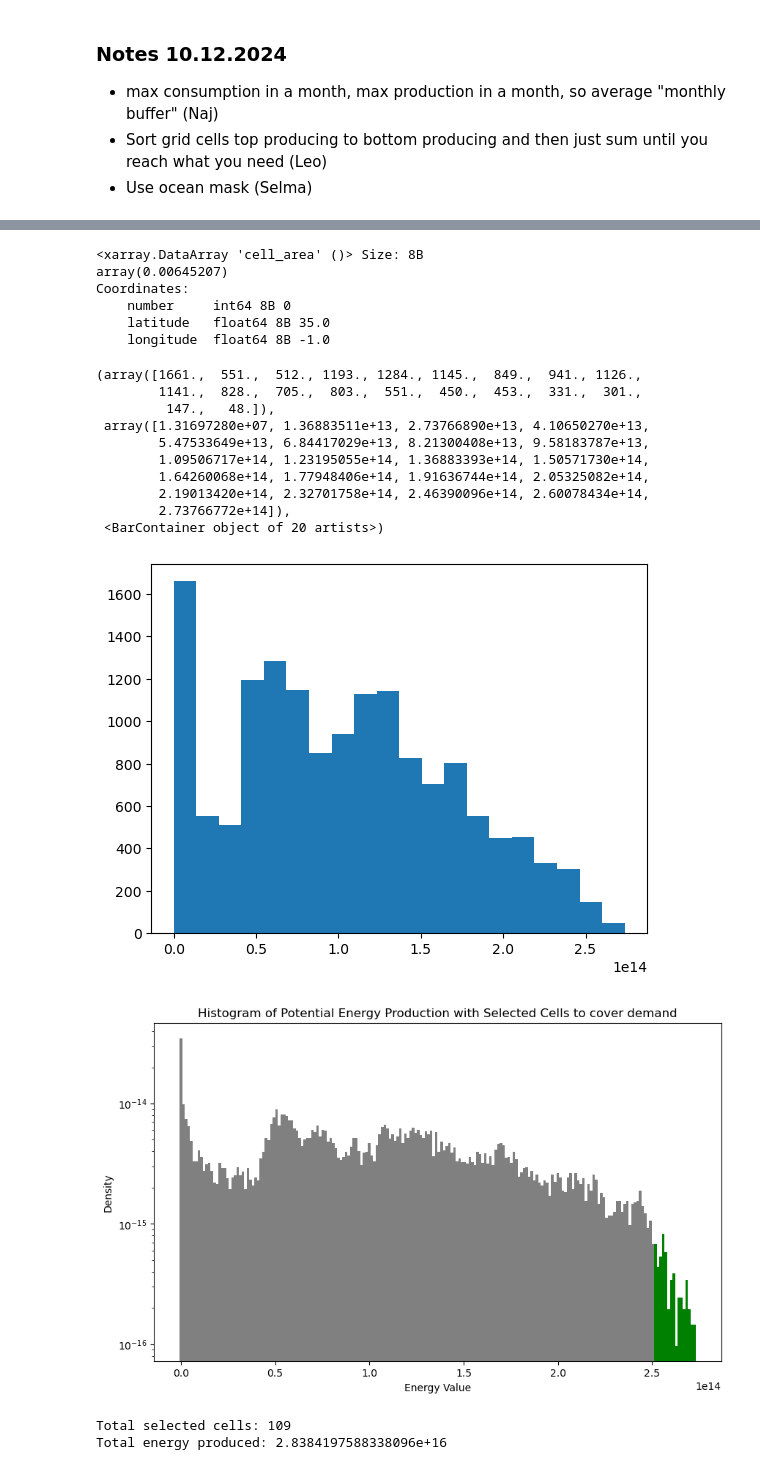
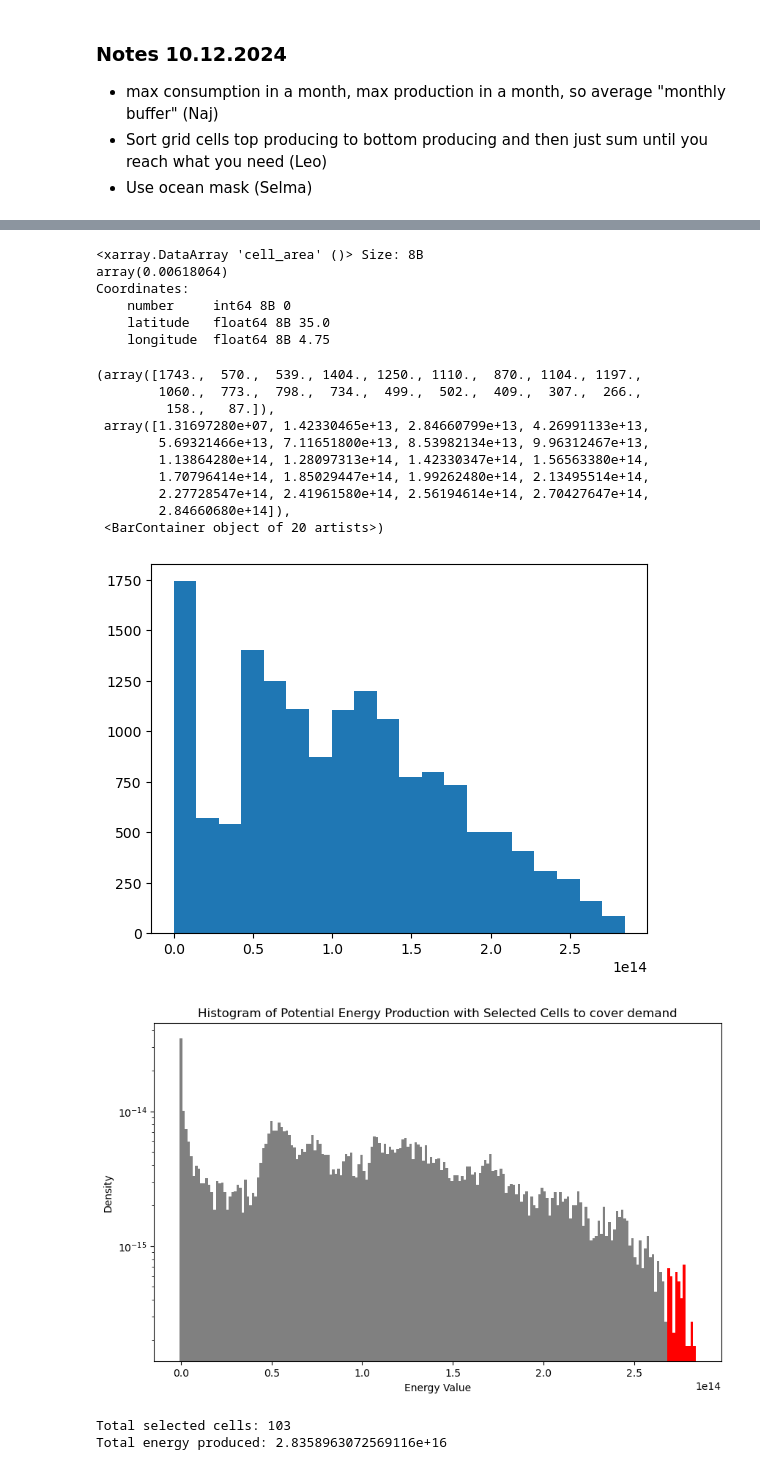
Before and after one commit to laq/msc-intro-computational-meteorology-exercises-w2024, a Jupyter notebook: projects/europeEnergy/EuroAccumulatedPvPot.ipynb, the cells around one changed output, grey strips where cells are left out. Saved outputs shown, nothing was run; the diff lists cells and outputs as text; code cells hidden in the pictures.

Commit message:
Prepare images for presentation

```diff
--- a/projects/europeEnergy/EuroAccumulatedPvPot.ipynb
+++ b/projects/europeEnergy/EuroAccumulatedPvPot.ipynb
@@ -497,0 +474,9 @@ plt.show()
+# %%
+energy_year = ds_eu.energy_potential_per_cell.sum(dim="month") * 24 * 30
+# Dont select cells in Algeria
+energy_year.loc[(energy_year.latitude < 37), (energy_year.longitude <= 15) & (energy_year.longitude >= 0) ] = 0
+energy_year.loc[(energy_year.latitude < 36), (energy_year.longitude < 0) & (energy_year.longitude > -10) ] = 0
+
+cells = get_cells_to_cover_consumption(energy_year, europe_electricity_consumption.magnitude)
+print(f"Total selected cells {len(cells)}")
+plot_panel_locations(cells)
@@ -520,11 +518,11 @@ Coordinates:
 area_covered/total_area_square
 # %% [output]
 <xarray.DataArray 'cell_area' ()> Size: 8B
-array(0.00645207)
+array(0.00618064)
 Coordinates:
     number     int64 8B 0
     latitude   float64 8B 35.0
-    longitude  float64 8B -1.0
+    longitude  float64 8B 4.75
 # %%
 energy_flat = energy_year.where(energy_year > 0).values.flatten()
 mi = np.argsort(energy_flat)[::-1]
@@ -533,17 +531,17 @@ energy_flat = energy_flat[~np.isnan(energy_flat)]
 # %%
 plt.hist(energy_flat, bins=20)
 # %% [output]
-(array([1661.,  551.,  512., 1193., 1284., 1145.,  849.,  941., 1126.,
-        1141.,  828.,  705.,  803.,  551.,  450.,  453.,  331.,  301.,
-         147.,   48.]),
- array([1.31697280e+07, 1.36883511e+13, 2.73766890e+13, 4.10650270e+13,
-        5.47533649e+13, 6.84417029e+13, 8.21300408e+13, 9.58183787e+13,
-        1.09506717e+14, 1.23195055e+14, 1.36883393e+14, 1.50571730e+14,
-        1.64260068e+14, 1.77948406e+14, 1.91636744e+14, 2.05325082e+14,
-        2.19013420e+14, 2.32701758e+14, 2.46390096e+14, 2.60078434e+14,
-        2.73766772e+14]),
+(array([1743.,  570.,  539., 1404., 1250., 1110.,  870., 1104., 1197.,
+        1060.,  773.,  798.,  734.,  499.,  502.,  409.,  307.,  266.,
+         158.,   87.]),
+ array([1.31697280e+07, 1.42330465e+13, 2.84660799e+13, 4.26991133e+13,
+        5.69321466e+13, 7.11651800e+13, 8.53982134e+13, 9.96312467e+13,
+        1.13864280e+14, 1.28097313e+14, 1.42330347e+14, 1.56563380e+14,
+        1.70796414e+14, 1.85029447e+14, 1.99262480e+14, 2.13495514e+14,
+        2.27728547e+14, 2.41961580e+14, 2.56194614e+14, 2.70427647e+14,
+        2.84660680e+14]),
  <BarContainer object of 20 artists>)
-[figure, old version]
+[figure, new version]
 # %%
 import xarray as xr
 import numpy as np
@@ -568,34 +566,34 @@ def plot_histogram_energy_supply(energy_flat, required_energy):
     selected_cells_count = np.argmax(cumulative_energy >= required_energy) + 1  # +1 to include the cell that meets or exceeds the target
 
     # 4. Create histogram and calculate bin edges and bin counts
     hist_values, bin_edges = np.histogram(values, bins=200, density=True)
 
     # 5. Assign two colors: one for selected cells, another for non-selected cells
     # We will use a mask to mark the selected cells
     bin_centers = (bin_edges[:-1] + bin_edges[1:]) / 2  # Calculate bin centers
     selected_bins = bin_centers >= sorted_values[selected_cells_count-1]  # Select bins based on the cumulative energy
 
     # 6. Create a color mapping for the bins: selected or not
-    colors = ['green' if selected else 'gray' for selected in selected_bins]
+    colors = ['red' if selected else 'gray' for selected in selected_bins]
 
     # 7. Plot the histogram with two colors
     plt.figure(figsize=(10, 6))
     for i in range(len(hist_values)):
         plt.bar(bin_edges[i], hist_values[i], width=np.diff(bin_edges)[i], color=colors[i])
 
     # Add titles and labels
     plt.title('Histogram of Potential Energy Production with Selected Cells to cover demand')
     plt.xlabel('Energy Value')
     plt.ylabel('Density')
     plt.yscale('log')
     plt.show()
 
     # Output the number of cells selected and the total energy produced
     print(f"Total selected cells: {selected_cells_count}")
     print(f"Total energy produced: {cumulative_energy[selected_cells_count-1]}")
 
 plot_histogram_energy_supply(energy_flat, europe_electricity_consumption.magnitude)
 # %% [output]
-[figure, old version]
+[figure, new version]
-Total selected cells: 109
-Total energy produced: 2.8384197588338096e+16
+Total selected cells: 103
+Total energy produced: 2.8358963072569116e+16
```
Also changed, not shown: parts of 11 cells of this notebook, 4 other files.
